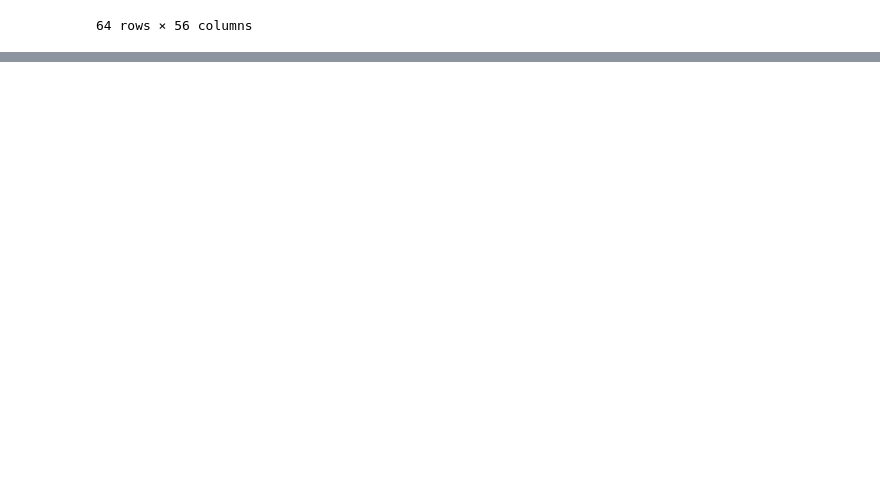
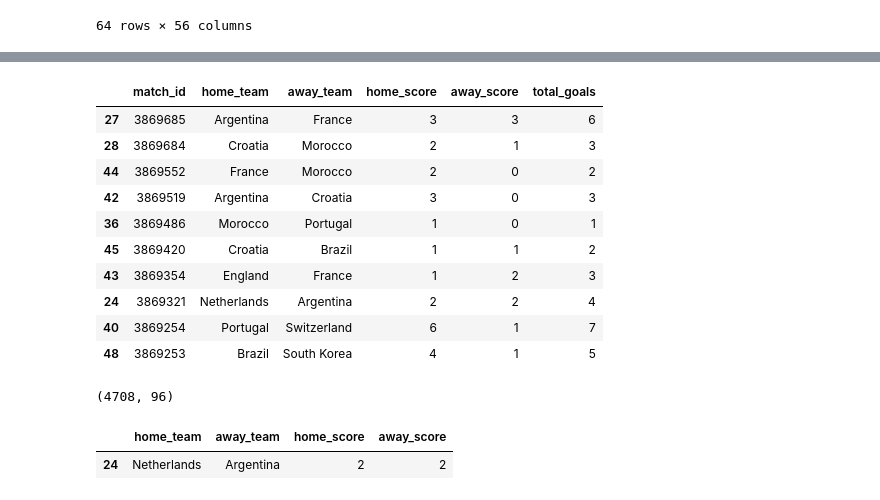
Before and after one commit to Akhilmehra22/analytics-portfolio, a Jupyter notebook: fifa/Fifa-exploration.ipynb, the cells around one changed output, grey strips where cells are left out. Cells and saved outputs as stored; diff of their text form; code cells hidden in the pictures; blank space fills up the shorter version.

```diff
--- a/fifa/Fifa-exploration.ipynb
+++ b/fifa/Fifa-exploration.ipynb
@@ -449,0 +471,14 @@ matches.fillna(0)
+# %%
+matches[['match_id','home_team','away_team','home_score','away_score','total_goals']].sort_values('match_id',ascending = False).head(10)
+# %% [output]
+|  | match_id | home_team | away_team | home_score | away_score | total_goals |
+| 27 | 3869685 | Argentina | France | 3 | 3 | 6 |
+| 28 | 3869684 | Croatia | Morocco | 2 | 1 | 3 |
+| 44 | 3869552 | France | Morocco | 2 | 0 | 2 |
+| 42 | 3869519 | Argentina | Croatia | 3 | 0 | 3 |
+| 36 | 3869486 | Morocco | Portugal | 1 | 0 | 1 |
+| 45 | 3869420 | Croatia | Brazil | 1 | 1 | 2 |
+| 43 | 3869354 | England | France | 1 | 2 | 3 |
+| 24 | 3869321 | Netherlands | Argentina | 2 | 2 | 4 |
+| 40 | 3869254 | Portugal | Switzerland | 6 | 1 | 7 |
+| 48 | 3869253 | Brazil | South Korea | 4 | 1 | 5 |
@@ -449,0 +487,9 @@ matches.fillna(0)
+# %%
+events.shape
+# %% [output]
+(4708, 96)
+# %%
+matches[matches['match_id'] ==3869321][['home_team', 'away_team', 'home_score', 'away_score']]
+# %% [output]
+|  | home_team | away_team | home_score | away_score |
+| 24 | Netherlands | Argentina | 2 | 2 |
```
Also changed, not shown: parts of 15 cells of this notebook, 1 other file.
